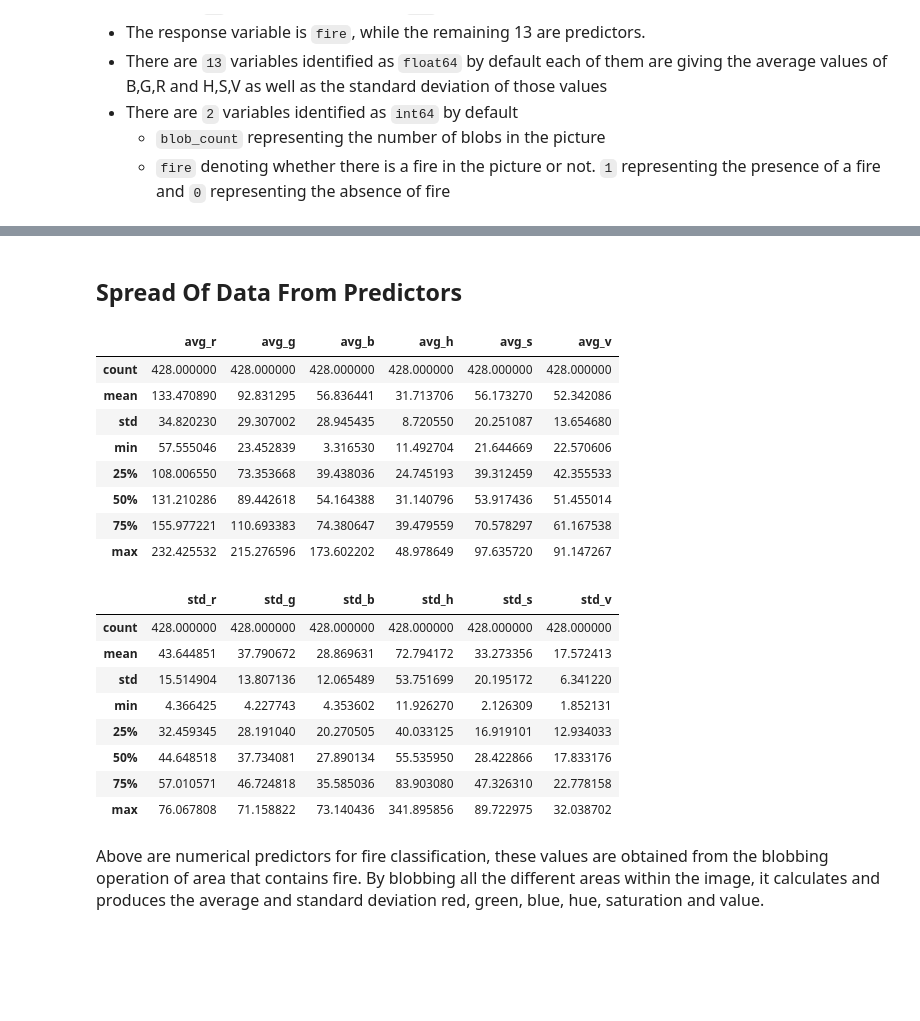
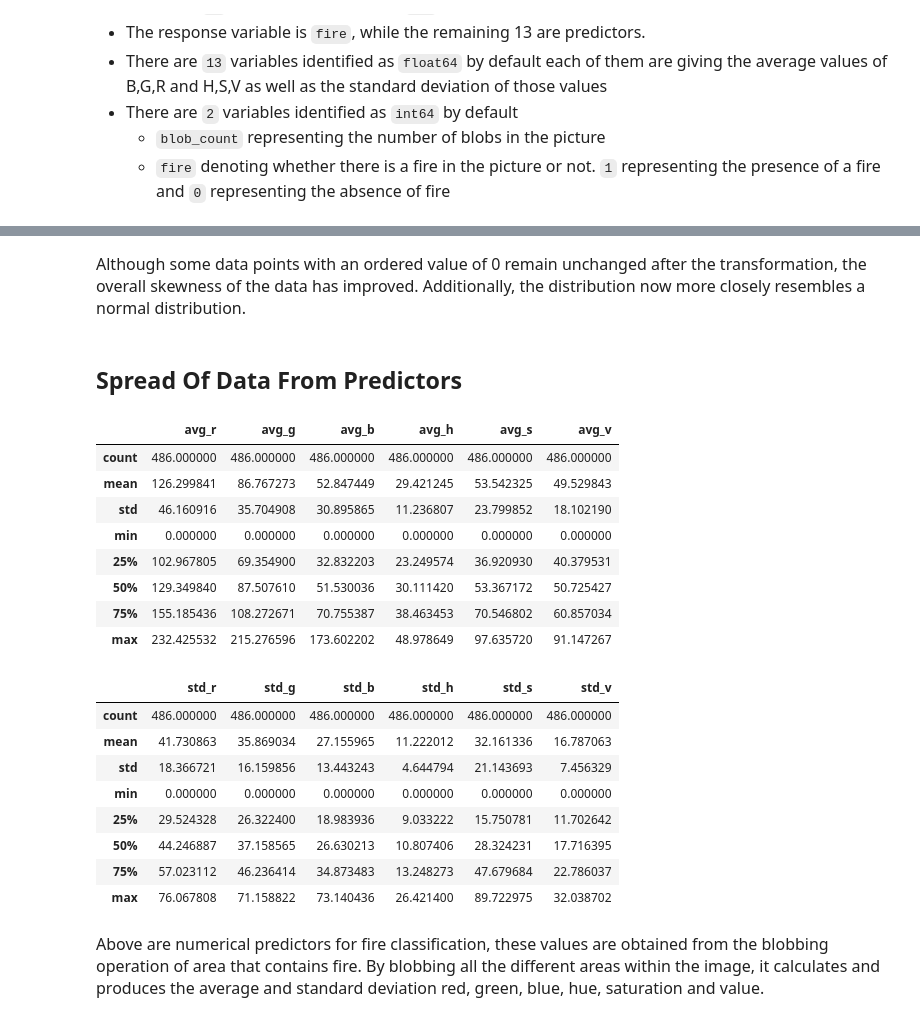
Before and after one commit to TayYuanGeng/SC1015-Mini-Project, a Jupyter notebook: Data Preparation & Cleaning.ipynb, the cells around one changed output, grey strips where cells are left out. Saved outputs shown, nothing was run; the diff lists cells and outputs as text; code cells hidden in the pictures; blank space fills up the shorter version.

```diff
--- a/Data Preparation & Cleaning.ipynb
+++ b/Data Preparation & Cleaning.ipynb
@@ -168,0 +188,21 @@ Name: count, dtype: int64
+# %%
+# Set up the figure and axes for subplots
+fig, axes = plt.subplots(nrows=3, ncols=5, figsize=(20, 12))
+
+# Only 14 variables needed to be displayed
+fig.delaxes(axes[2][4])
+
+# Flatten the axes array for easier indexing
+axes = axes.flatten()
+
+# Plot histograms for numerical columns (histplot)
+for i, col in enumerate(balanced_data.columns[1:-1]):
+    ax = axes[i]
+    sb.histplot(balanced_data[col], ax=ax, kde=True)
+    ax.set_title(f'Histogram of {col}')
+    ax.set_xlabel('Value')
+    ax.set_ylabel('Frequency')
+
+# Tighten layout and display the plot
+plt.tight_layout()
+plt.show()
@@ -168,0 +217,12 @@ Name: count, dtype: int64
+# %%
+# List of columns to transform
+columns_to_transform = ['std_h', 'blob_count']
+
+# Make a copy as transformed_data to avoid modifying the original DataFrame
+transformed_data = balanced_data.copy()
+
+# Apply the Box-Cox transformation to each column in columns_to_transform
+for col in columns_to_transform:
+    transformed_column, lambda_value = yeojohnson(transformed_data[col])
+    # Replace the original column with the transformed values in transformed_data
+    transformed_data[col] = transformed_column
@@ -169,29 +291,31 @@ Name: count, dtype: int64
+# %% [markdown]
+<font size="3">Although some data points with an ordered value of 0 remain unchanged after the transformation, the overall skewness of the data has improved. Additionally, the distribution now more closely resembles a normal distribution.</font>
 # %% [markdown]
 ## Spread Of Data From Predictors
 # %%
-balanced_data[['avg_r','avg_g','avg_b', 'avg_h', 'avg_s', 'avg_v']].describe()
+transformed_data[['avg_r','avg_g','avg_b', 'avg_h', 'avg_s', 'avg_v']].describe()
 # %% [output]
 |  | avg_r | avg_g | avg_b | avg_h | avg_s | avg_v |
-| count | 428.000000 | 428.000000 | 428.000000 | 428.000000 | 428.000000 | 428.000000 |
-| mean | 133.470890 | 92.831295 | 56.836441 | 31.713706 | 56.173270 | 52.342086 |
-| std | 34.820230 | 29.307002 | 28.945435 | 8.720550 | 20.251087 | 13.654680 |
-| min | 57.555046 | 23.452839 | 3.316530 | 11.492704 | 21.644669 | 22.570606 |
-| 25% | 108.006550 | 73.353668 | 39.438036 | 24.745193 | 39.312459 | 42.355533 |
-| 50% | 131.210286 | 89.442618 | 54.164388 | 31.140796 | 53.917436 | 51.455014 |
-| 75% | 155.977221 | 110.693383 | 74.380647 | 39.479559 | 70.578297 | 61.167538 |
+| count | 486.000000 | 486.000000 | 486.000000 | 486.000000 | 486.000000 | 486.000000 |
+| mean | 126.299841 | 86.767273 | 52.847449 | 29.421245 | 53.542325 | 49.529843 |
+| std | 46.160916 | 35.704908 | 30.895865 | 11.236807 | 23.799852 | 18.102190 |
+| min | 0.000000 | 0.000000 | 0.000000 | 0.000000 | 0.000000 | 0.000000 |
+| 25% | 102.967805 | 69.354900 | 32.832203 | 23.249574 | 36.920930 | 40.379531 |
+| 50% | 129.349840 | 87.507610 | 51.530036 | 30.111420 | 53.367172 | 50.725427 |
+| 75% | 155.185436 | 108.272671 | 70.755387 | 38.463453 | 70.546802 | 60.857034 |
 | max | 232.425532 | 215.276596 | 173.602202 | 48.978649 | 97.635720 | 91.147267 |
 # %%
-balanced_data[['std_r','std_g','std_b', 'std_h', 'std_s', 'std_v']].describe()
+transformed_data[['std_r','std_g','std_b', 'std_h', 'std_s', 'std_v']].describe()
 # %% [output]
 |  | std_r | std_g | std_b | std_h | std_s | std_v |
-| count | 428.000000 | 428.000000 | 428.000000 | 428.000000 | 428.000000 | 428.000000 |
-| mean | 43.644851 | 37.790672 | 28.869631 | 72.794172 | 33.273356 | 17.572413 |
-| std | 15.514904 | 13.807136 | 12.065489 | 53.751699 | 20.195172 | 6.341220 |
-| min | 4.366425 | 4.227743 | 4.353602 | 11.926270 | 2.126309 | 1.852131 |
-| 25% | 32.459345 | 28.191040 | 20.270505 | 40.033125 | 16.919101 | 12.934033 |
-| 50% | 44.648518 | 37.734081 | 27.890134 | 55.535950 | 28.422866 | 17.833176 |
-| 75% | 57.010571 | 46.724818 | 35.585036 | 83.903080 | 47.326310 | 22.778158 |
-| max | 76.067808 | 71.158822 | 73.140436 | 341.895856 | 89.722975 | 32.038702 |
+| count | 486.000000 | 486.000000 | 486.000000 | 486.000000 | 486.000000 | 486.000000 |
+| mean | 41.730863 | 35.869034 | 27.155965 | 11.222012 | 32.161336 | 16.787063 |
+| std | 18.366721 | 16.159856 | 13.443243 | 4.644794 | 21.143693 | 7.456329 |
+| min | 0.000000 | 0.000000 | 0.000000 | 0.000000 | 0.000000 | 0.000000 |
+| 25% | 29.524328 | 26.322400 | 18.983936 | 9.033222 | 15.750781 | 11.702642 |
+| 50% | 44.246887 | 37.158565 | 26.630213 | 10.807406 | 28.324231 | 17.716395 |
+| 75% | 57.023112 | 46.236414 | 34.873483 | 13.248273 | 47.679684 | 22.786037 |
+| max | 76.067808 | 71.158822 | 73.140436 | 26.421400 | 89.722975 | 32.038702 |
 # %% [markdown]
 <font size="3">Above are numerical predictors for fire classification, these values are obtained from the blobbing operation of area that contains fire. By blobbing all the different areas within the image, it calculates and produces the average and standard deviation red, green, blue, hue, saturation and value.</font>
 # %% [markdown]
```
Also changed, not shown: parts of 38 cells of this notebook.
